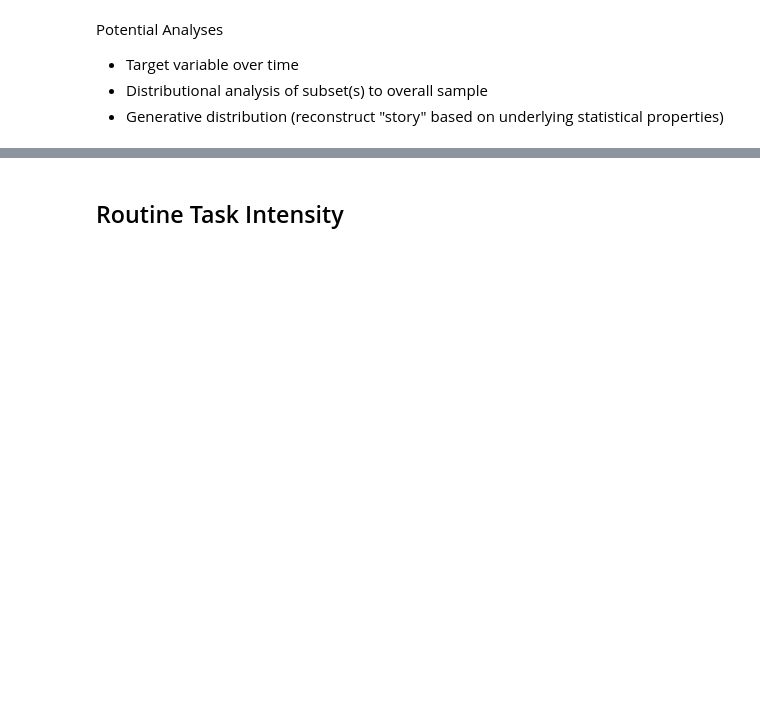
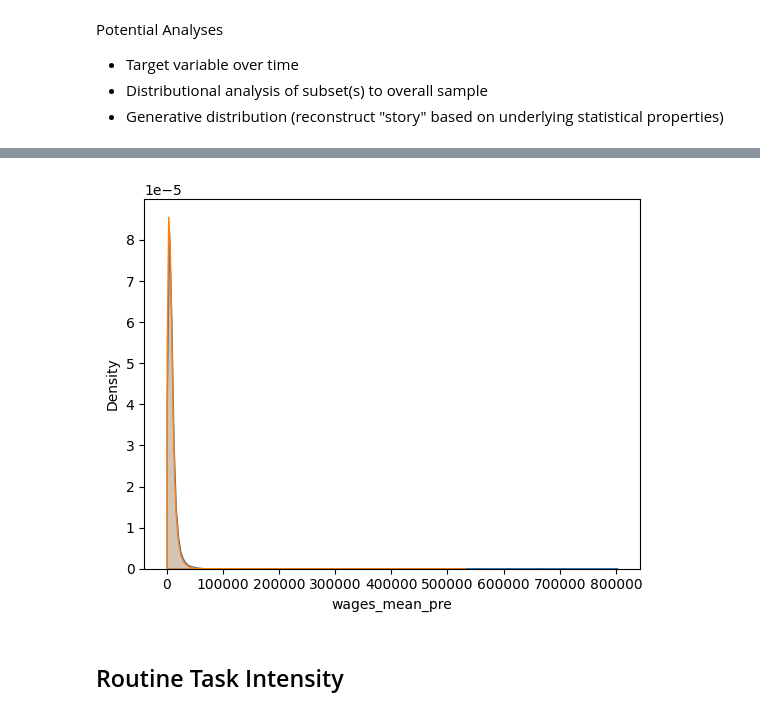
Before and after one commit to jcanedy/retrainability-index, a Jupyter notebook: notebooks/analyze_index_data.ipynb, the cells around one changed output, grey strips where cells are left out. Cells and saved outputs as stored; diff of their text form; code cells hidden in the pictures; blank space fills up the shorter version.

```diff
--- a/notebooks/analyze_index_data.ipynb
+++ b/notebooks/analyze_index_data.ipynb
@@ -12,3 +103,8 @@ import numpy as np
+# %%
+ax = sns.kdeplot(data=df_performance_records, x="wages_mean_pre", cut=0, fill=True)
+ax = sns.kdeplot(data=df_performance_records, x="wages_mean_post", cut=0, fill=True, ax=ax)
+# %% [output]
+[figure, added]
 # %% [markdown]
 ## Routine Task Intensity
 # %%
```
Also changed, not shown: parts of 13 cells of this notebook, 2 other files.
